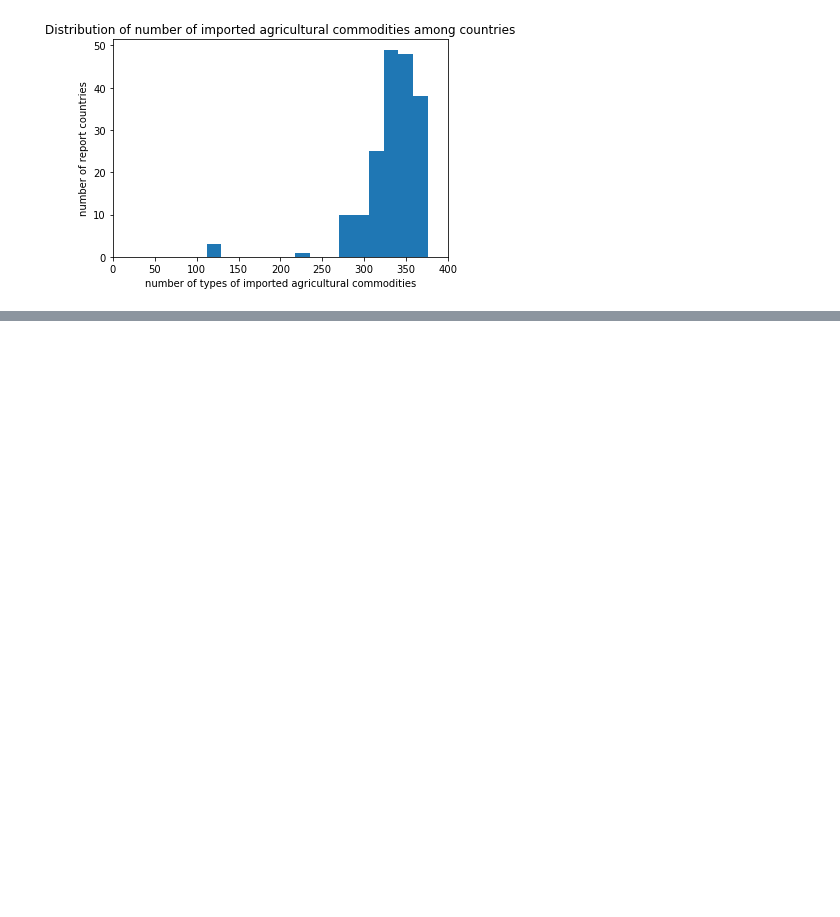
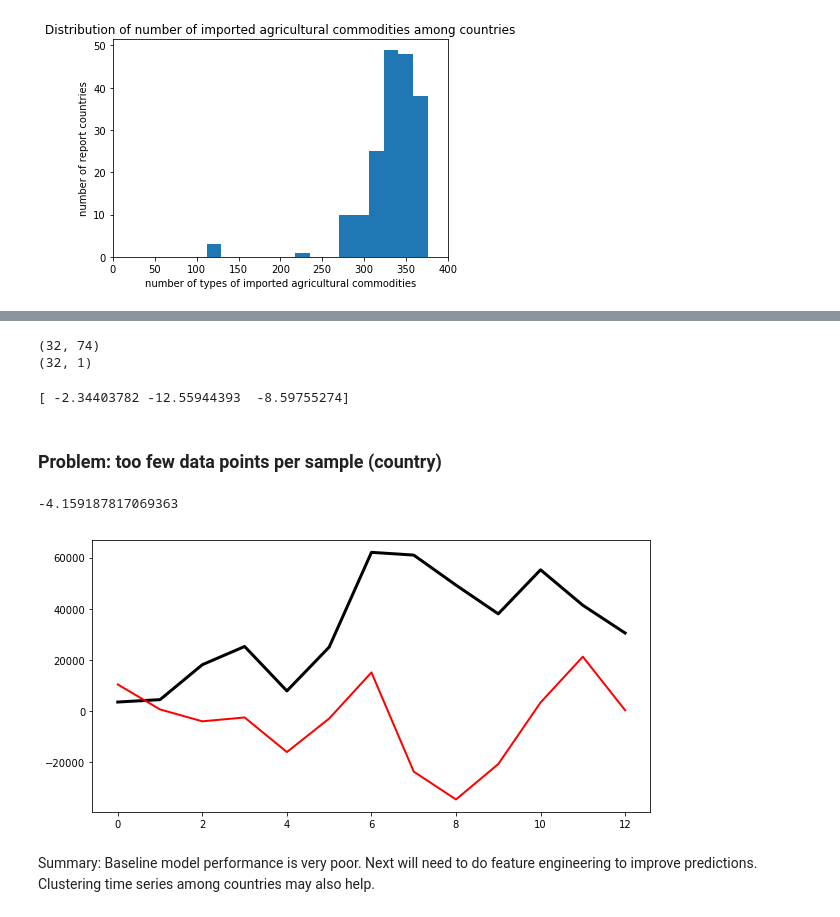
Before and after one commit to BrachyS/crop-trends, a Jupyter notebook: notebooks/exploratory-analysis-agtrade.ipynb, the cells around one changed output, grey strips where cells are left out. Cells and saved outputs as stored; diff of their text form; code cells hidden in the pictures; blank space fills up the shorter version.

```diff
--- a/notebooks/exploratory-analysis-agtrade.ipynb
+++ b/notebooks/exploratory-analysis-agtrade.ipynb
@@ -141,0 +379,5 @@ plt.show()
+# %%
+# Randomly select a country as y, the rest countries as X
+# Use countries in X to predict the wheat export of country in y at a timestamp
+country = wheat_wide.sample(1,axis=1, random_state=1)
+country.head()
@@ -141,0 +392,40 @@ plt.show()
+# %%
+countries = wheat_wide.drop(y, axis=1)
+# %%
+X = countries.values
+y = country.values
+print(X.shape)
+print(y.shape)
+# %% [output]
+(32, 74)
+(32, 1)
+# %%
+# Cross validation
+scores = cross_val_score(Ridge(), X, y, cv=3)
+print(scores)
+# %% [output]
+[ -2.34403782 -12.55944393  -8.59755274]
+# %% [markdown]
+### Problem: too few data points per sample (country)
+# %%
+# Split data into training and test sets
+X_train, X_test, y_train, y_test = train_test_split(X,y,
+                                                    train_size=.6, shuffle=False, random_state=1)
+
+model = Ridge()
+model.fit(X_train,y_train)
+predictions = model.predict(X_test)
+score = r2_score(y_test,predictions)
+print(score)
+# %% [output]
+-4.159187817069363
+# %%
+# Visualize prediction results
+fig, ax = plt.subplots(figsize=(10, 5))
+ax.plot(y_test, color='k', lw=3)
+ax.plot(predictions, color='r', lw=2)
+plt.show()
+# %% [output]
+[figure, added]
+# %% [markdown]
+Summary: Baseline model performance is very poor. Next will need to do feature engineering to improve predictions. Clustering time series among countries may also help.
```
Also changed, not shown: parts of 44 cells of this notebook, 2 other files.
